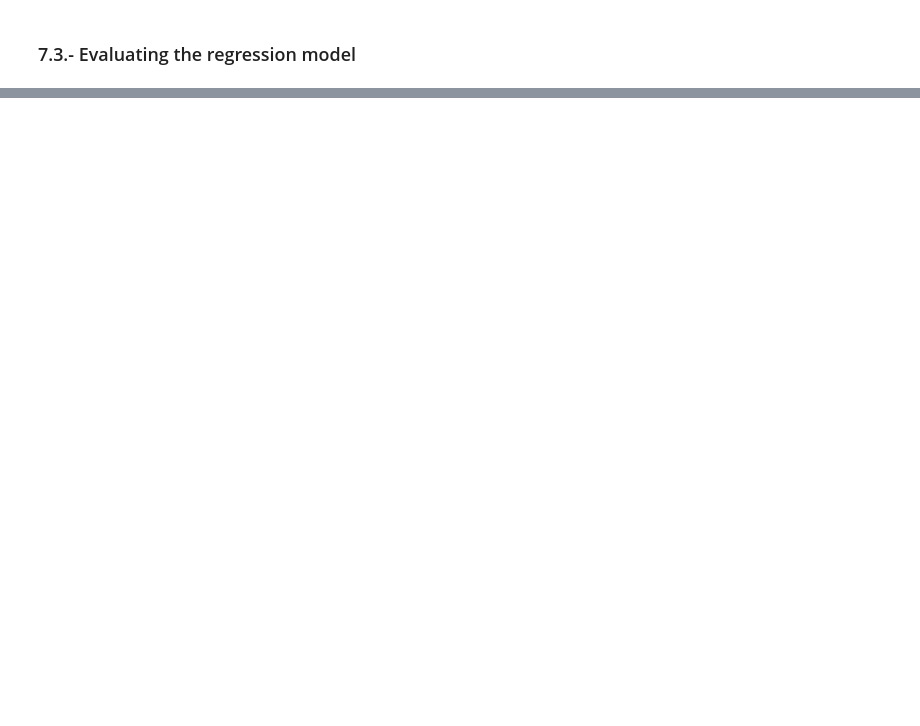
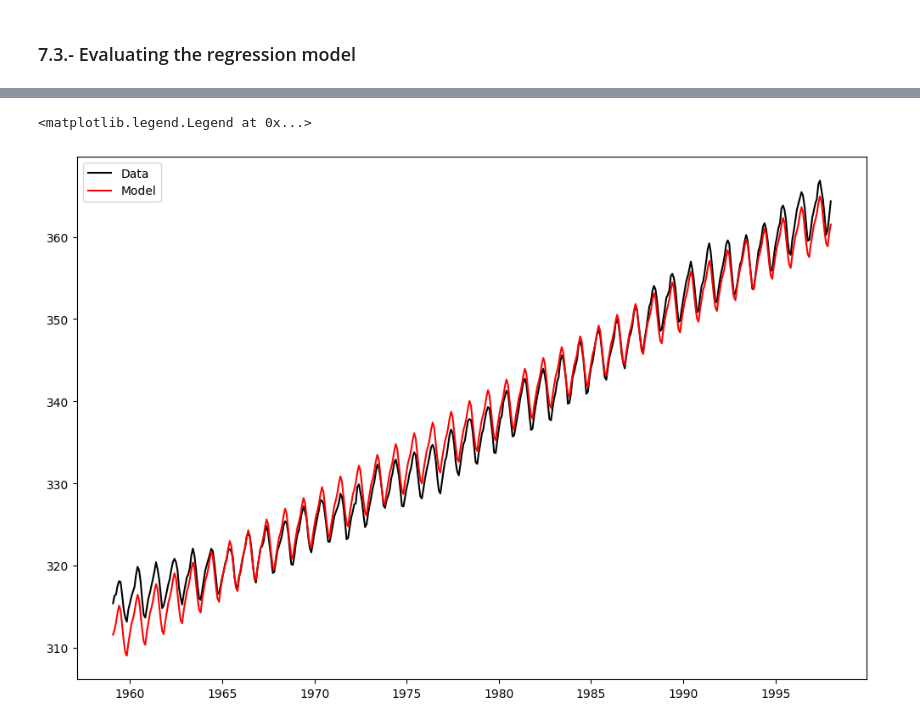
Before and after one commit to Fran-GS-96/Forecasting, a Jupyter notebook: forecasting.ipynb, the cells around one changed output, grey strips where cells are left out. Cells and saved outputs as stored; diff of their text form; code cells hidden in the pictures; blank space fills up the shorter version.

```diff
--- a/forecasting.ipynb
+++ b/forecasting.ipynb
@@ -835,0 +860,28 @@ plt.scatter(y_hat,residuals,color = 'black')
+# %%
+d = [(df.index.month == i)*1 for i in range(2,13)]
+df_d = pd.DataFrame(np.array(d).transpose())
+df_d.set_index(df.index,inplace = True)
+
+df_t = pd.DataFrame(np.array([i for i in range(len(df))]))
+df_t.set_index(df.index,inplace = True)
+
+X = pd.concat([df_t,df_d],axis = 1)
+y = df['value']
+# %%
+X_train, X_test, y_train, y_test = train_test_split(X.values, y.values, test_size=0.2, random_state=42)
+
+reg = LinearRegression().fit(X_train, y_train)
+#print(reg.score(X_train, y_train))
+print('Coefs:',reg.coef_)
+print('Intercept:',reg.intercept_)
+
+y_hat = reg.predict(X_train)
+
+residuals = y_train-y_hat
+auto_corr =acf(residuals,nlags = 30)
+print('')
+print('MAE:', mean_absolute_error(y_test,reg.predict(X_test)))
+print('R2:', r2_score(y_train,reg.predict(X_train)))
+T = len(y_train)
+k = 12
+print('R2-adjusted:', 1 - (1-r2_score(y_train,reg.predict(X_train))**2)*((T-1)/(T-k-1)))
@@ -835,0 +896,8 @@ plt.scatter(y_hat,residuals,color = 'black')
+# %%
+fig = plt.figure(figsize=(12,8))
+plt.plot(df,label = 'Data', color = 'black')
+plt.plot(df.index,reg.predict(X), label = 'Model',color = 'red')
+plt.legend()
+# %% [output]
+<matplotlib.legend.Legend at 0x...>
+[figure, added]
```
Also changed, not shown: parts of 13 cells of this notebook.
